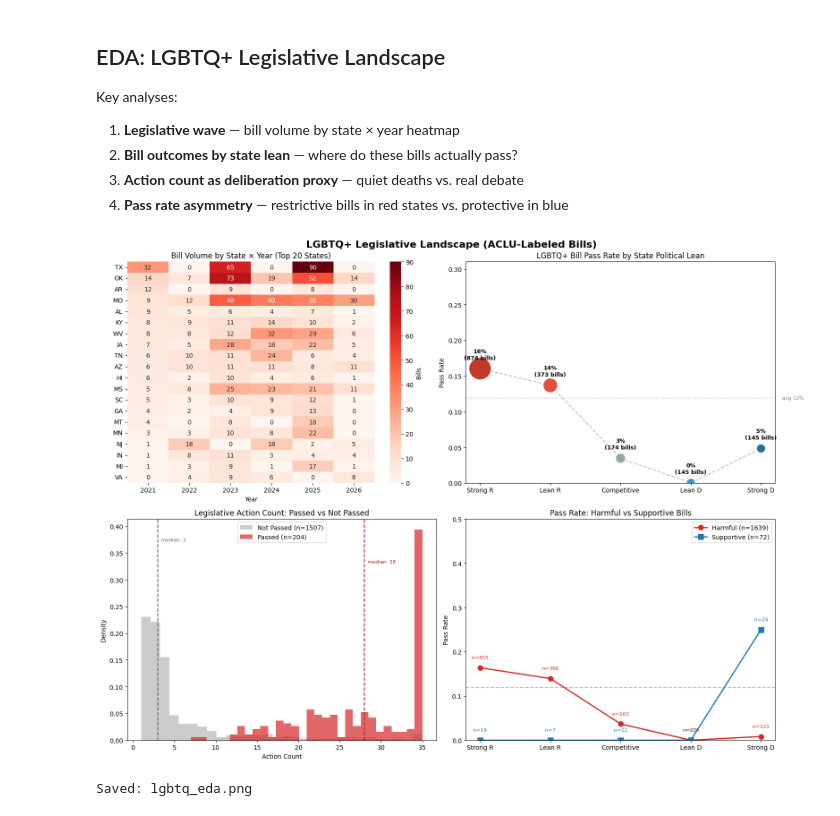
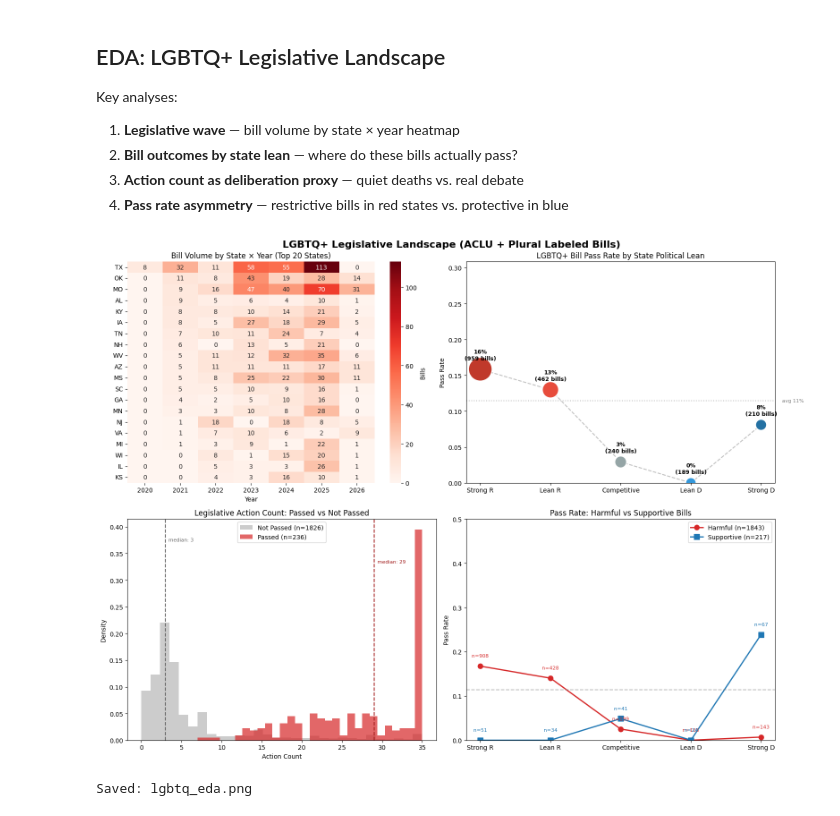
Before and after one commit to Arc-Radius/arc-radius-api, a Jupyter notebook: datasources/eda/bills_eda.ipynb, the cells around one changed output. Drawn from its saved outputs; the diff is of its cells as text; code cells hidden in the pictures.

Commit message:
merged plural and aclu bills to legiscan, saved csv

```diff
--- a/datasources/eda/bills_eda.ipynb
+++ b/datasources/eda/bills_eda.ipynb
@@ -660,13 +777,15 @@ import seaborn as sns
 import pandas as pd
 
 # ============================================================
-# PROFILE ACLU-LABELED BILLS
+# PROFILE LGBTQ+-LABELED BILLS (ACLU + Plural)
 # ============================================================
-aclu_bills = merged[merged['label'].notna()].copy()
+labeled_bills = merged[merged['label'].notna()].copy()
 
-print(f"Total ACLU-labeled bills: {len(aclu_bills):,}")
+print(f"Total labeled LGBTQ+ bills: {len(labeled_bills):,}")
 print(f"\n--- Label Distribution ---")
-print(aclu_bills['label'].value_counts())
+print(labeled_bills['label'].value_counts())
+print(f"\n--- Source Distribution ---")
+print(labeled_bills['label_source'].value_counts())
 
 # ============================================================
 # RULE-BASED STANCE CLASSIFIER
@@ -684,7 +803,7 @@ def classify_stance(row):
         return 'ambiguous'
 
 
-aclu_bills['predicted'] = aclu_bills.apply(classify_stance, axis=1)
+labeled_bills['predicted'] = labeled_bills.apply(classify_stance, axis=1)
 
 # Map to simple labels for comparison
 pred_to_simple = {
@@ -692,12 +811,12 @@ pred_to_simple = {
     'likely_supportive': 'supportive',
     'ambiguous':         'ambiguous'
 }
-aclu_bills['predicted_label'] = aclu_bills['predicted'].map(pred_to_simple)
+labeled_bills['predicted_label'] = labeled_bills['predicted'].map(pred_to_simple)
 
 # ============================================================
-# ACCURACY CHECK: heuristic vs ACLU ground truth
+# ACCURACY CHECK: heuristic vs ground truth labels
 # ============================================================
-non_ambiguous = aclu_bills[aclu_bills['predicted_label'] != 'ambiguous']
+non_ambiguous = labeled_bills[labeled_bills['predicted_label'] != 'ambiguous']
 correct = (non_ambiguous['predicted_label'] == non_ambiguous['label']).sum()
 total = len(non_ambiguous)
 
@@ -706,7 +825,7 @@ print(f"HEURISTIC ACCURACY (sponsor party → stance)")
 print(f"{'='*50}")
 print(f"Non-ambiguous predictions: {total}")
 print(f"Correct: {correct} ({correct/total:.1%})")
-print(f"Ambiguous (bipartisan/other): {len(aclu_bills) - total}")
+print(f"Ambiguous (bipartisan/other): {len(labeled_bills) - total}")
 
 # Confusion matrix
 print(f"\n--- Confusion Matrix ---")
@@ -719,7 +838,7 @@ print(pd.crosstab(
 
 # Breakdown by label
 for label in ['harmful', 'supportive']:
-    subset = aclu_bills[aclu_bills['label'] == label]
+    subset = labeled_bills[labeled_bills['label'] == label]
     print(f"\n--- {label.upper()} bills ---")
     print(f"  Total: {len(subset)}")
     print(f"  Sponsor party distribution:")
@@ -779,17 +898,17 @@ import seaborn as sns
 import pandas as pd
 import numpy as np
 
-aclu_bills = merged[merged['label'].notna()].copy()
+labeled_bills = merged[merged['label'].notna()].copy()
 
 fig, axes = plt.subplots(2, 2, figsize=(16, 12))
-fig.suptitle('LGBTQ+ Legislative Landscape (ACLU-Labeled Bills)',
+fig.suptitle('LGBTQ+ Legislative Landscape (ACLU + Plural Labeled Bills)',
              fontsize=16, fontweight='bold')
 
 # ============================================================
 # 1. Legislative Wave — Bill Volume by State × Year Heatmap
 # ============================================================
 ax = axes[0, 0]
-pivot = aclu_bills.groupby(['state', 'year']).size().unstack(fill_value=0)
+pivot = labeled_bills.groupby(['state', 'year']).size().unstack(fill_value=0)
 # Top 20 states by total volume
 top_states = pivot.sum(axis=1).nlargest(20).index
 pivot_top = pivot.loc[top_states].sort_values(
@@ -808,7 +927,7 @@ ax = axes[0, 1]
 lean_order = ['Strong R', 'Lean R', 'Competitive', 'Lean D', 'Strong D']
 lean_colors = ['#c0392b', '#e74c3c', '#95a5a6', '#3498db', '#2471a3']
 
-stats = aclu_bills.groupby('state_lean').agg(
+stats = labeled_bills.groupby('state_lean').agg(
     n_bills=('bill_id', 'count'),
     pass_rate=('passed', 'mean'),
 ).reindex(lean_order)
@@ -831,20 +950,20 @@ ax.set_xticklabels(lean_order)
 ax.set_title('LGBTQ+ Bill Pass Rate by State Political Lean')
 ax.set_ylabel('Pass Rate')
 ax.set_ylim(0, max(stats['pass_rate']) + 0.15)
-ax.axhline(y=aclu_bills['passed'].mean(),
+ax.axhline(y=labeled_bills['passed'].mean(),
            color='gray', linestyle=':', alpha=0.5)
-ax.text(4.3, aclu_bills['passed'].mean(), f"avg {aclu_bills['passed'].mean():.0%}",
+ax.text(4.3, labeled_bills['passed'].mean(), f"avg {labeled_bills['passed'].mean():.0%}",
         fontsize=8, color='gray', va='center')
 
 # ============================================================
 # 3. Action Count — Density: Passed vs Not Passed
 # ============================================================
 ax = axes[1, 0]
-cap = int(aclu_bills['action_count'].quantile(0.95))
+cap = int(labeled_bills['action_count'].quantile(0.95))
 
-passed = aclu_bills[aclu_bills['passed'] ==
+passed = labeled_bills[labeled_bills['passed'] ==
                     True]['action_count'].clip(upper=cap)
-not_passed = aclu_bills[aclu_bills['passed']
+not_passed = labeled_bills[labeled_bills['passed']
                         == False]['action_count'].clip(upper=cap)
 
 ax.hist(not_passed, bins=30, alpha=0.6, color='#aaaaaa',
@@ -870,36 +989,36 @@ ax.legend()
 # 4. Pass Rate Asymmetry — Harmful vs Supportive by State Lean
 # ============================================================
 ax = axes[1, 1]
-pass_rates = aclu_bills.groupby(['state_lean', 'label'])[
+pass_rates = labeled_bills.groupby(['state_lean', 'label'])[
     'passed'].agg(['mean', 'count']).reset_index()
 pass_rates.columns = ['state_lean', 'label', 'pass_rate', 'n_bills']
 pass_rates = pass_rates[pass_rates['n_bills'] >= 3]  # min sample size
 
 for label, color, marker in [('harmful', '#d62728', 'o'), ('supportive', '#1f77b4', 's')]:
     sub = pass_rates[pass_rates['label'] == label].set_index(
         'state_lean').reindex(lean_order)
     ax.plot(range(len(sub)), sub['pass_rate'], marker=marker, color=color,
             label=f'{label.title()} (n={sub["n_bills"].sum():.0f})', linewidth=2, markersize=8)
     # Annotate sample sizes
     for i, (lean, row) in enumerate(sub.iterrows()):
         if pd.notna(row['pass_rate']):
             ax.annotate(f'n={row["n_bills"]:.0f}', xy=(i, row['pass_rate'] + 0.02),
                         ha='center', fontsize=8, color=color)
 
 ax.set_xticks(range(len(lean_order)))
 ax.set_xticklabels(lean_order)
 ax.set_title('Pass Rate: Harmful vs Supportive Bills')
 ax.set_ylabel('Pass Rate')
 ax.set_ylim(0, 0.5)
 ax.legend()
-ax.axhline(y=aclu_bills['passed'].mean(), color='gray',
+ax.axhline(y=labeled_bills['passed'].mean(), color='gray',
            linestyle='--', alpha=0.5, label='Overall')
 
 plt.tight_layout()
 plt.savefig('lgbtq_eda.png', dpi=150, bbox_inches='tight')
 plt.show()
 
 print("\nSaved: lgbtq_eda.png")
 # %% [output]
-[figure, old version]
+[figure, new version]
 Saved: lgbtq_eda.png
```
Also changed, not shown: parts of 10 cells of this notebook, 4 other files.
